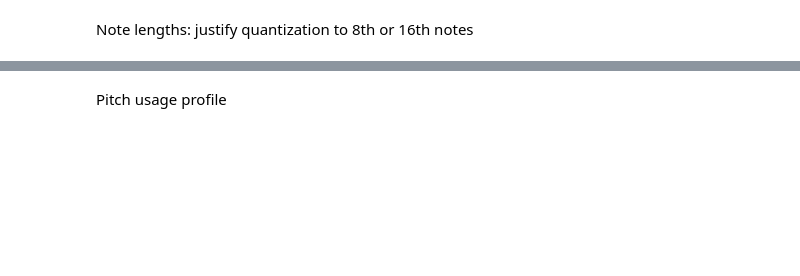
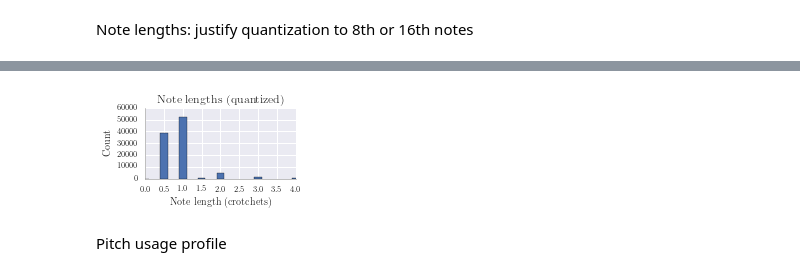
Before and after one commit to feynmanliang/bachbot-thesis, a Jupyter notebook: jupyter-notebooks/Corpus studies.ipynb, the cells around one changed output, grey strips where cells are left out. Saved outputs shown, nothing was run; the diff lists cells and outputs as text; code cells hidden in the pictures; blank space fills up the shorter version.

```diff
--- a/jupyter-notebooks/Corpus studies.ipynb
+++ b/jupyter-notebooks/Corpus studies.ipynb
@@ -219,20 +214,20 @@ fig.savefig('note-lengths-original.png', bbox_inches='tight', dpi=300)
 # %%
 fig, ax = plt.subplots(1, 1)
-fig.set_size_inches(5.3956653543,2.5)
+latexify(columns=1)
+
 
 data, xTicks, _ = graph.PlotHistogramQuarterLength(catalog_transpose_quantize)._extractData()
 ax.bar(*zip(*data), width=0.2, align='center')
 ax.set_xlabel('Note length (crotchets)')
 ax.set_xlim(0,4)
 ax.set_ylabel('Count')
-ax.set_title('Note lengths over JCB chorales corpus after quantization')
+ax.set_title('Note lengths (quantized)')
 
-# Shrink current axis by 20%
-box = ax.get_position()
-ax.set_position([box.x0, box.y0, box.width * 0.8, box.height])
-
+format_axes(ax)
 fig.tight_layout()
 fig.show()
-fig.savefig('note-lengths-quantized.png', bbox_inches='tight', dpi=300)
+fig.savefig('note-lengths-quantized.pgf', bbox_inches='tight', dpi=300)
+# %% [output]
+[figure, added]
 # %% [markdown]
 Pitch usage profile
```
Also changed, not shown: parts of 11 cells of this notebook, 16 other files.
